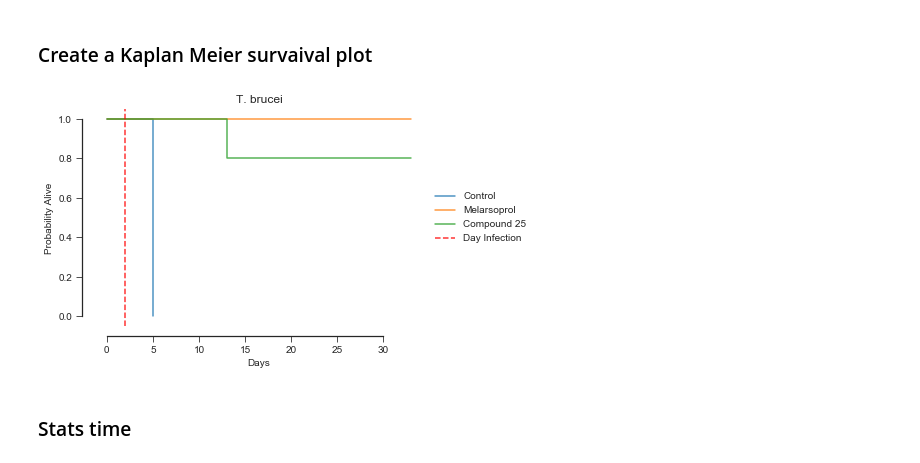
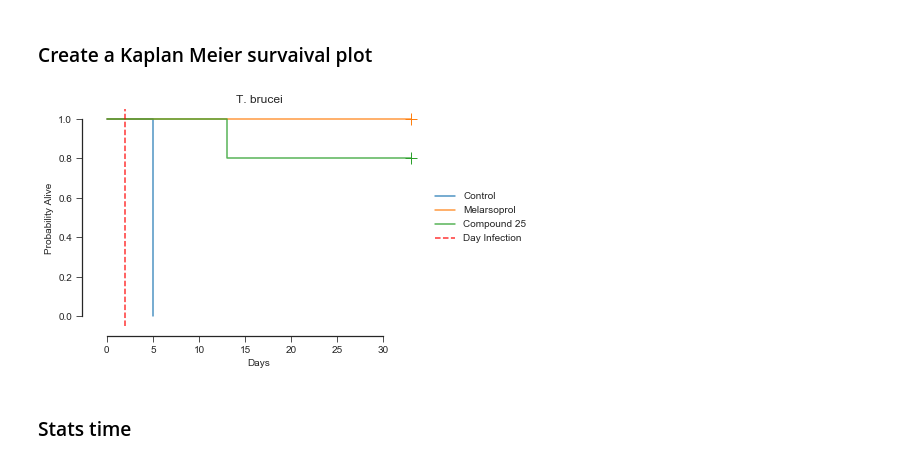
Before and after one commit to mtinti/survival_plots, a Jupyter notebook: Survival Plots.ipynb, the cells around one changed output. Drawn from its saved outputs; the diff is of its cells as text; code cells hidden in the pictures.

```diff
--- a/Survival Plots.ipynb
+++ b/Survival Plots.ipynb
@@ -25,37 +25,37 @@ compound25 = tbb_table[tbb_table['g']=='compound25']
 fig,ax = plt.subplots()
 kmf = KaplanMeierFitter()
 
 kmf.fit(control['T'].values,
         control['E'].values,
         label='Control',
         )
-kmf.plot(ax=ax,ci_show=False,alpha=0.8)
+kmf.plot(ax=ax,ci_show=False,alpha=0.8,show_censors=True)
 
 
 
 kmf.fit(melarsoprol['T'].values,
         melarsoprol['E'].values,
         label='Melarsoprol'
         )
-kmf.plot(ax=ax,ci_show=False,alpha=0.8)
+kmf.plot(ax=ax,ci_show=False,alpha=0.8,show_censors=True)
 
 kmf.fit(compound25['T'].values,
         compound25['E'].values,
         label='Compound 25'
        )
-kmf.plot(ax=ax,ci_show=False,alpha=0.8)
+kmf.plot(ax=ax,ci_show=False,alpha=0.8,show_censors=True)
 
 sns.set_style("ticks")
 sns.despine(offset=10, trim=True)
 ax.axvline(2,c='r',ls='--',alpha=0.8,label='Day Infection')
 plt.legend(loc='center left', bbox_to_anchor=(1, 0.5))
 plt.xlabel('Days')
 plt.ylabel('Probability Alive')
 plt.title("T. brucei")
 plt.show()
 #kmf.event_table
 # %% [output]
-[figure, old version]
+[figure, new version]
 # %% [markdown]
 ### Stats time
 # %%
```
Also changed, not shown: parts of 1 cell of this notebook, 4 other files.
